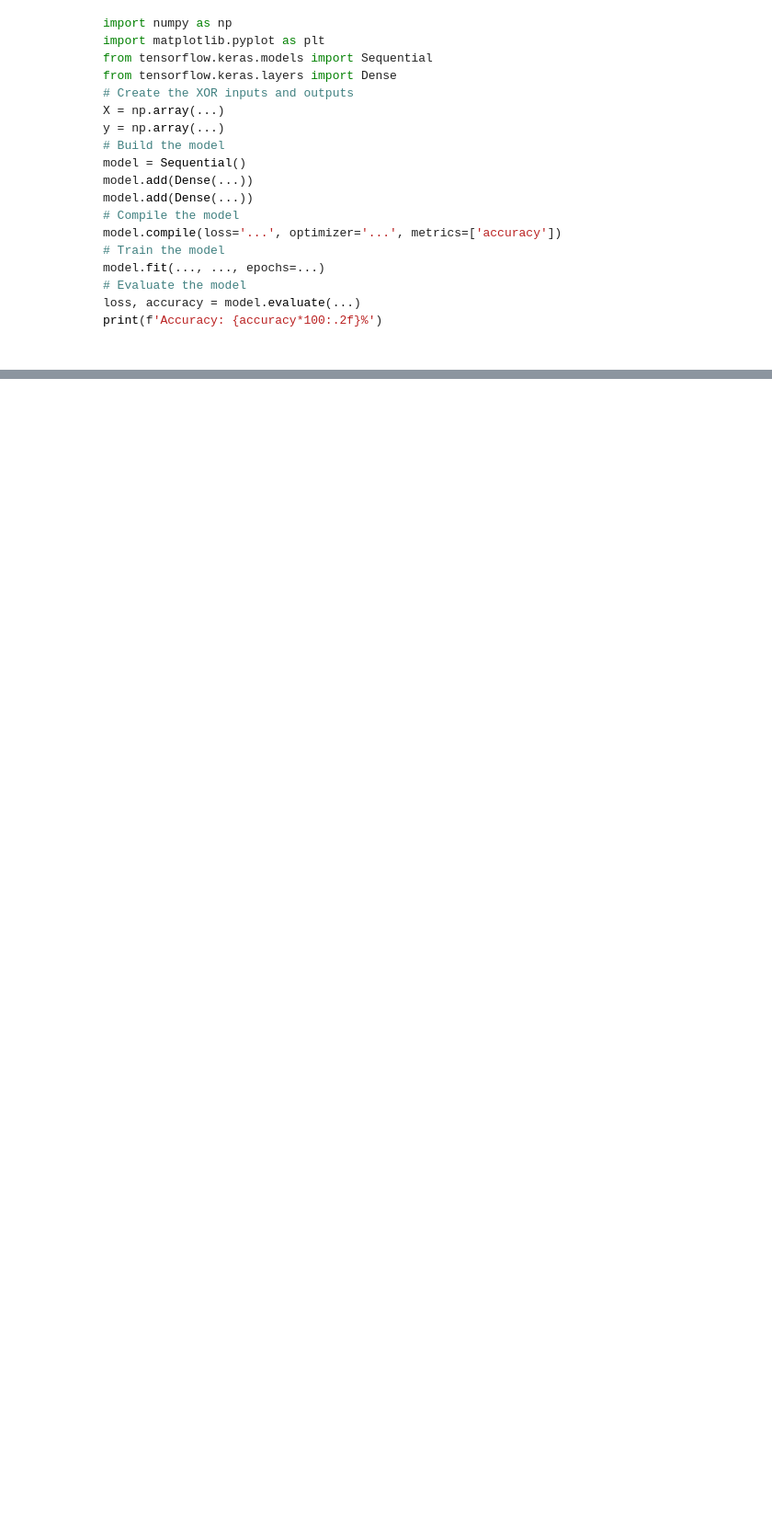
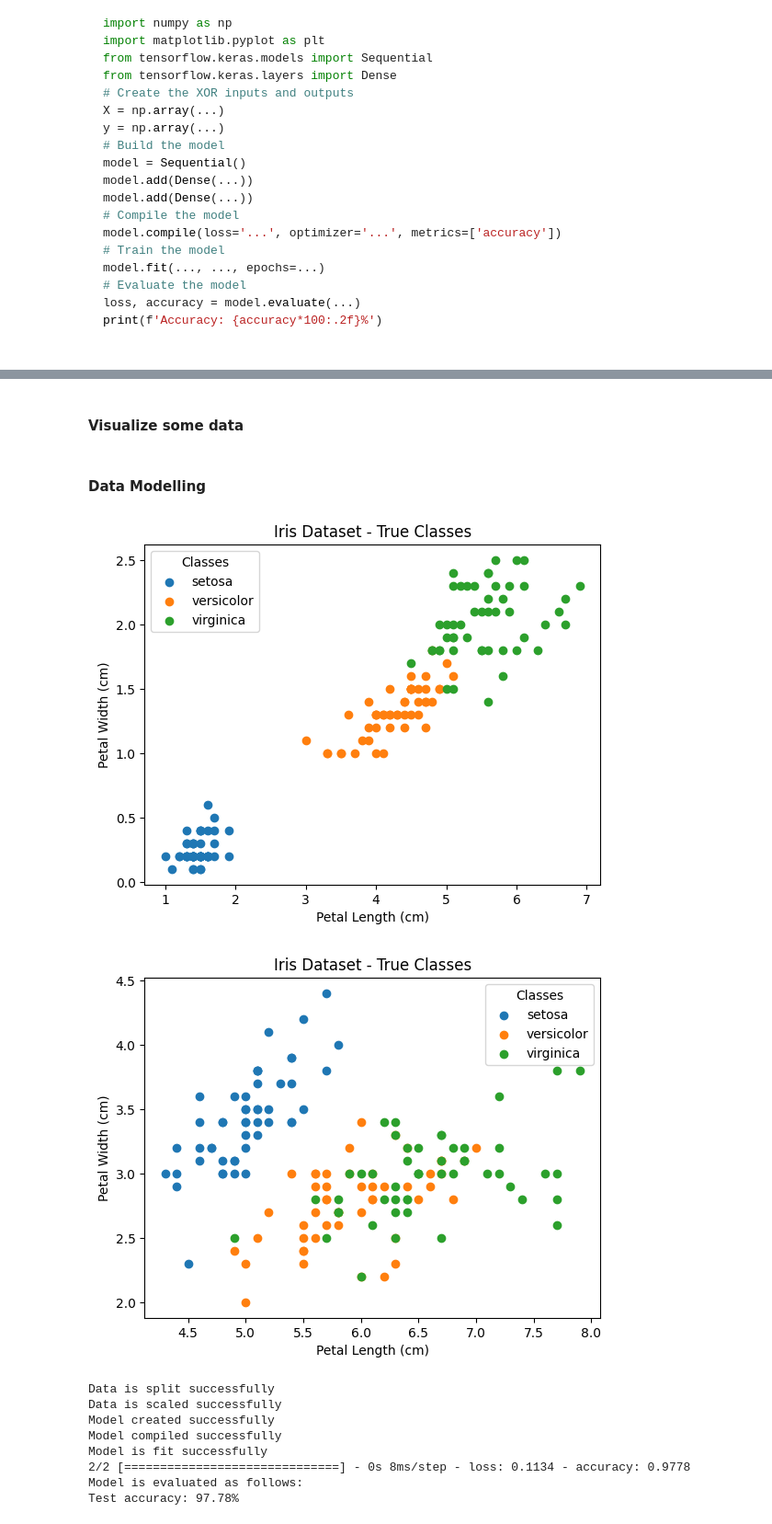
Before and after one commit to AIBabyTeaching/DEEP-LEARNING-SEPT-2024, a Jupyter notebook: ALL_WEEKS_V2 - Student.ipynb, the cells around one changed output, grey strips where cells are left out. Shown: that part at 92% size. Saved outputs shown, nothing was run; the diff lists cells and outputs as text; code cells hidden in the pictures; blank space fills up the shorter version.

```diff
--- a/ALL_WEEKS_V2 - Student.ipynb
+++ b/ALL_WEEKS_V2 - Student.ipynb
@@ -259,0 +362,2 @@ print(f'Accuracy: {accuracy*100:.2f}%')
+# %% [markdown]
+#### Visualize some data
@@ -259,0 +381,58 @@ print(f'Accuracy: {accuracy*100:.2f}%')
+# %% [markdown]
+#### Data Modelling
+# %%
+@staticmethod
+def split_and_scale_data(df,test_size=0.2):
+    X = df[[column for column in df.columns if column not in ['target','target_decoded']]]
+    y = to_categorical(df['target'])
+    # Split the data into training and testing sets
+    X_train, X_test, y_train, y_test = ... #Split data using train test split
+    print('Data is split successfully')
+    scaler = ... #Use the standardscaler
+    X_train = ... # use the scaler method "fit_transform"
+    X_test = ... # same here
+    print('Data is scaled successfully')
+    return ..., ..., ..., ...
+@staticmethod
+def model_creation(input_dim,hidden_layer_dim,output_dim):
+    model = ... # use sequential
+    model.add(Dense(..., ..., activation='relu'))  # Hidden layer (including dimension of input)
+    model.add(Dense(..., activation='softmax'))  # Output layer
+    print('Model created successfully')
+    model.compile(loss='categorical_crossentropy', optimizer='adam', metrics=['accuracy'])
+    print('Model compiled successfully')
+    return model
+@staticmethod
+def model_fit_evaluate(model,X_train,X_test,y_train,y_test,epochs,batch_size,verbose = 1):
+    ... # Use fit the model
+    print('Model is fit successfully')
+    loss, accuracy = ... # Evaluate the model
+    print('Model is evaluated as follows:')
+    print(f'Test accuracy: {accuracy * 100:.2f}%')
+
+Utility.split_and_scale_data = split_and_scale_data
+Utility.model_creation = model_creation
+Utility.model_fit_evaluate = model_fit_evaluate
+# %%
+class Helper:
+    @staticmethod
+    def run_pipeline(df = df, input_dim = 4, hidden_layer_dim = 10, output_dim = 3, epochs = 100, batch_size=8,verbose = 0):
+        Utility.scatter_features(feature_1='petal length (cm)',feature_2='petal width (cm)')
+        Utility.scatter_features(feature_1='sepal length (cm)',feature_2='sepal width (cm)')
+        X_train, X_test, y_train, y_test = ... # use your utilities
+        model = ... # use ur utilities
+        print(...) # print the summary of the model
+        Utility.model_fit_evaluate(...,...,...,...,...,...,...,...)
+# %%
+Helper.run_pipeline()
+# %% [output]
+[figure, added]
+[figure, added]
+Data is split successfully
+Data is scaled successfully
+Model created successfully
+Model compiled successfully
+Model is fit successfully
+2/2 [==============================] - 0s 8ms/step - loss: 0.1134 - accuracy: 0.9778
+Model is evaluated as follows:
+Test accuracy: 97.78%
```
Also changed, not shown: parts of 17 cells of this notebook, 1 other file.
